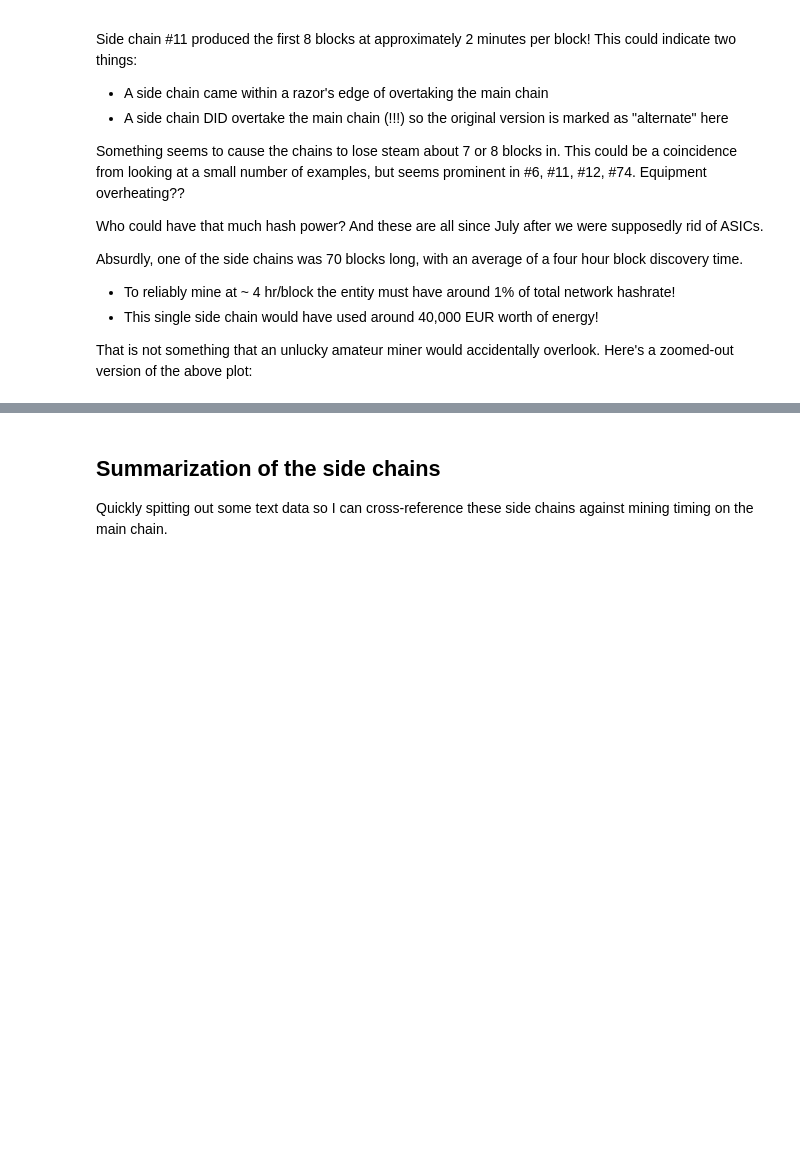
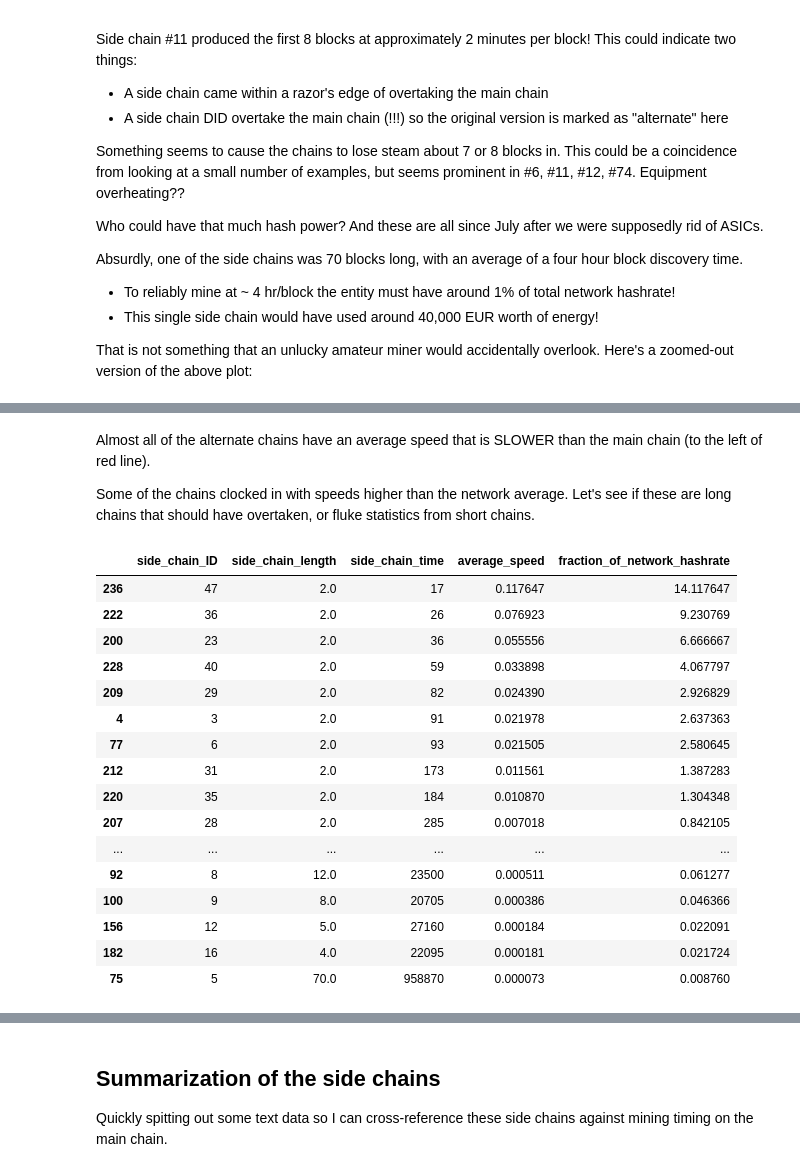
Before and after one commit to noncesense-research-lab/archival_network, a Jupyter notebook: analyses/altchain_temporal_study.ipynb, the cells around one changed output, grey strips where cells are left out. Drawn from its saved outputs; the diff is of its cells as text; code cells hidden in the pictures; blank space fills up the shorter version.

```diff
--- a/analyses/altchain_temporal_study.ipynb
+++ b/analyses/altchain_temporal_study.ipynb
@@ -437,0 +486,25 @@ pass
+# %% [markdown]
+Almost all of the alternate chains have an average speed that is SLOWER than the main chain (to the left of red line).
+
+Some of the chains clocked in with speeds higher than the network average. Let's see if these are long chains that should have overtaken, or fluke statistics from short chains.
+# %%
+b1s_order = copy(b1s_terminal.sort_values(['average_speed'], ascending=False))
+display(b1s_order.dropna()[['side_chain_ID', 'side_chain_length', 'side_chain_time', 'average_speed', 'fraction_of_network_hashrate']])
+# %% [output]
+|  | side_chain_ID | side_chain_length | side_chain_time | average_speed | fraction_of_network_hashrate |
+| 236 | 47 | 2.0 | 17 | 0.117647 | 14.117647 |
+| 222 | 36 | 2.0 | 26 | 0.076923 | 9.230769 |
+| 200 | 23 | 2.0 | 36 | 0.055556 | 6.666667 |
+| 228 | 40 | 2.0 | 59 | 0.033898 | 4.067797 |
+| 209 | 29 | 2.0 | 82 | 0.024390 | 2.926829 |
+| 4 | 3 | 2.0 | 91 | 0.021978 | 2.637363 |
+| 77 | 6 | 2.0 | 93 | 0.021505 | 2.580645 |
+| 212 | 31 | 2.0 | 173 | 0.011561 | 1.387283 |
+| 220 | 35 | 2.0 | 184 | 0.010870 | 1.304348 |
+| 207 | 28 | 2.0 | 285 | 0.007018 | 0.842105 |
+| ... | ... | ... | ... | ... | ... |
+| 92 | 8 | 12.0 | 23500 | 0.000511 | 0.061277 |
+| 100 | 9 | 8.0 | 20705 | 0.000386 | 0.046366 |
+| 156 | 12 | 5.0 | 27160 | 0.000184 | 0.022091 |
+| 182 | 16 | 4.0 | 22095 | 0.000181 | 0.021724 |
+| 75 | 5 | 70.0 | 958870 | 0.000073 | 0.008760 |
```
Also changed, not shown: parts of 10 cells of this notebook.
